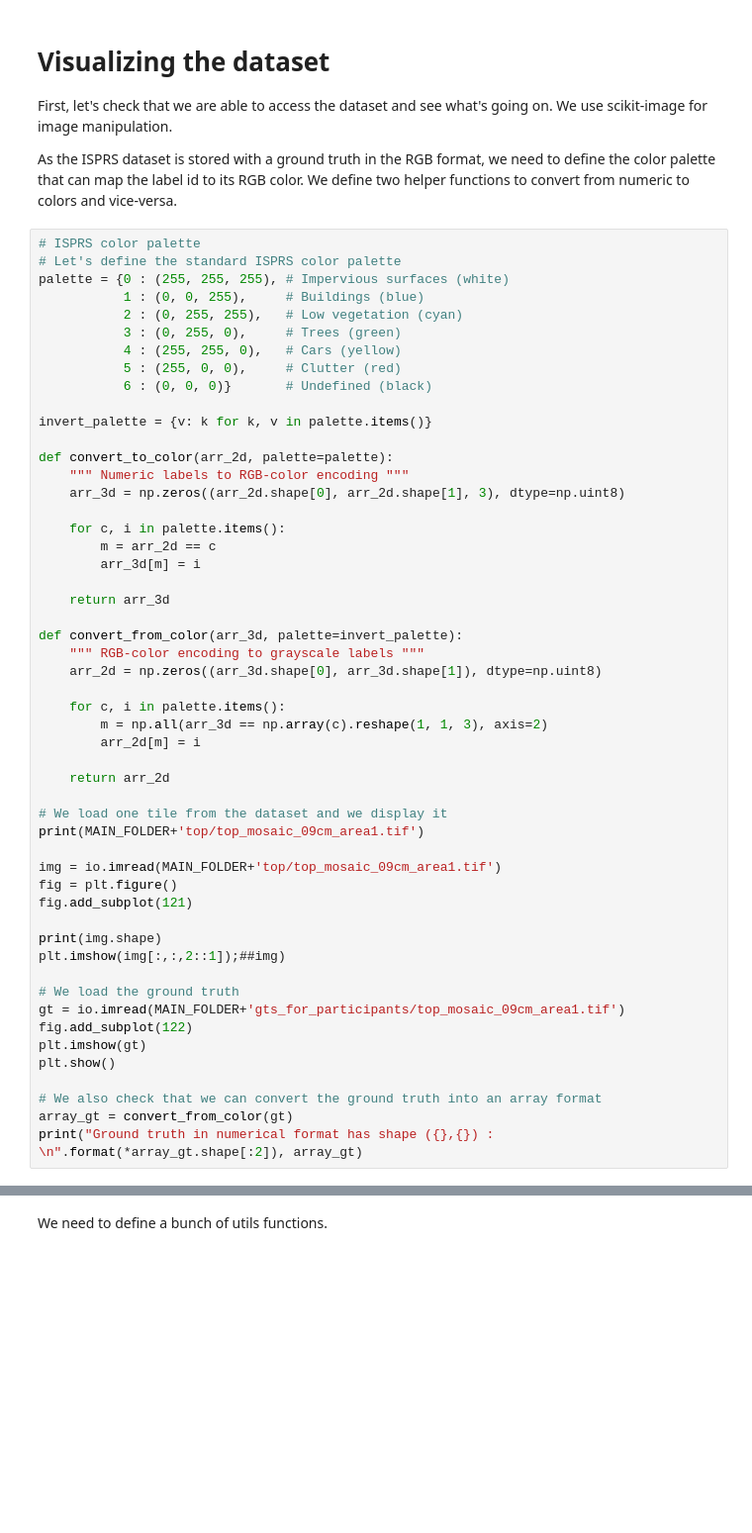
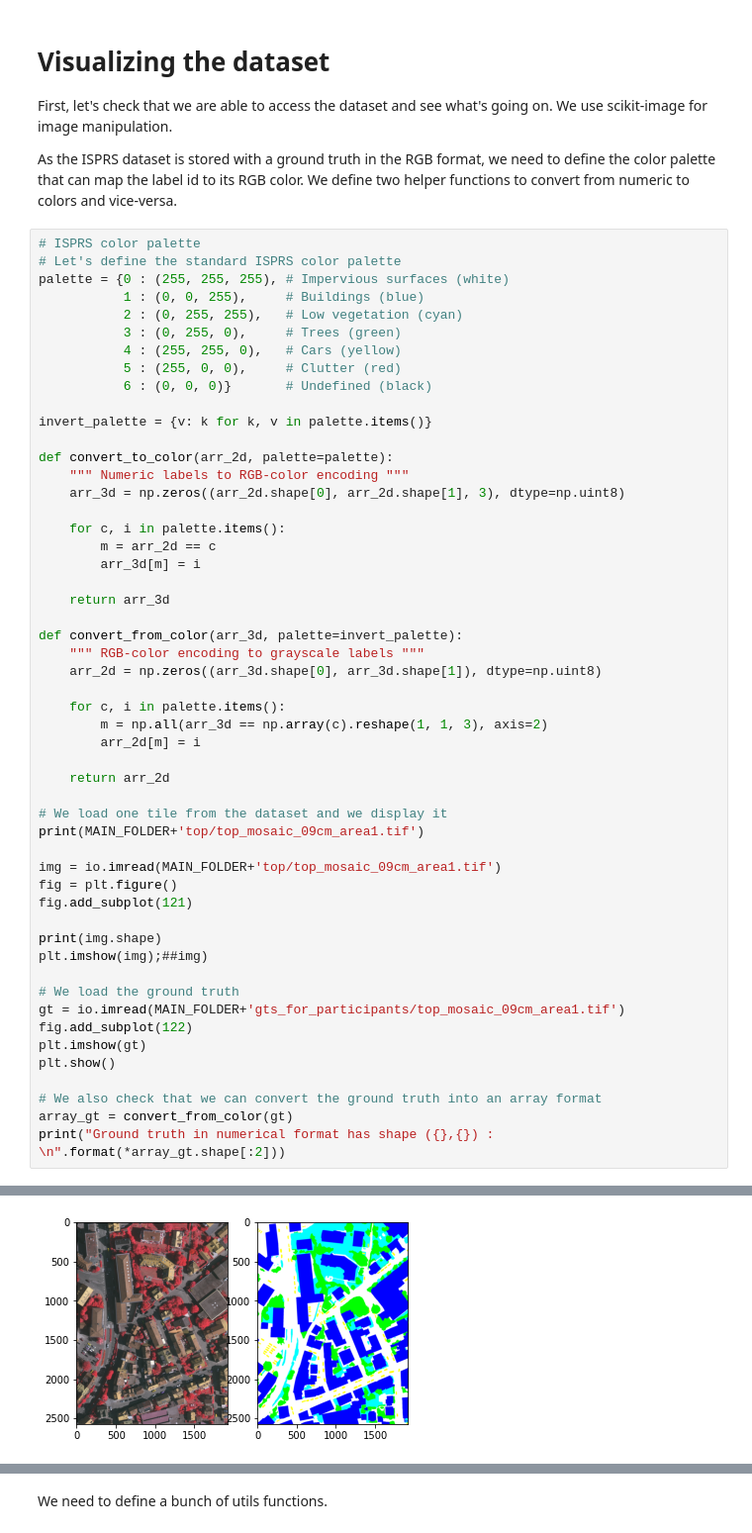
Before and after one commit to LDrap/CNN, a Jupyter notebook: DeepNetsForEO.ipynb, the cells around one changed output, grey strips where cells are left out. Shown: that part at 99% size. Saved outputs shown, nothing was run; the diff lists cells and outputs as text; blank space fills up the shorter version.

```diff
--- a/DeepNetsForEO.ipynb
+++ b/DeepNetsForEO.ipynb
@@ -120,32 +120,33 @@ def convert_to_color(arr_2d, palette=palette):
 def convert_from_color(arr_3d, palette=invert_palette):
     """ RGB-color encoding to grayscale labels """
     arr_2d = np.zeros((arr_3d.shape[0], arr_3d.shape[1]), dtype=np.uint8)
 
     for c, i in palette.items():
         m = np.all(arr_3d == np.array(c).reshape(1, 1, 3), axis=2)
         arr_2d[m] = i
 
     return arr_2d
 
 # We load one tile from the dataset and we display it
 print(MAIN_FOLDER+'top/top_mosaic_09cm_area1.tif')
 
 img = io.imread(MAIN_FOLDER+'top/top_mosaic_09cm_area1.tif')
 fig = plt.figure()
 fig.add_subplot(121)
 
 print(img.shape)
-plt.imshow(img[:,:,2::1]);##img)
+plt.imshow(img);##img)
 
 # We load the ground truth
 gt = io.imread(MAIN_FOLDER+'gts_for_participants/top_mosaic_09cm_area1.tif')
 fig.add_subplot(122)
 plt.imshow(gt)
 plt.show()
 
 # We also check that we can convert the ground truth into an array format
 array_gt = convert_from_color(gt)
-print("Ground truth in numerical format has shape ({},{}) : \n".format(*array_gt.shape[:2]), array_gt)
+print("Ground truth in numerical format has shape ({},{}) : \n".format(*array_gt.shape[:2]))
 # %% [output]
 gdrive/My Drive/JURSE/Vaihingen/top/top_mosaic_09cm_area1.tif
 (2569, 1919, 3)
+[figure, new version]
```
Also changed, not shown: parts of 3 cells of this notebook.
